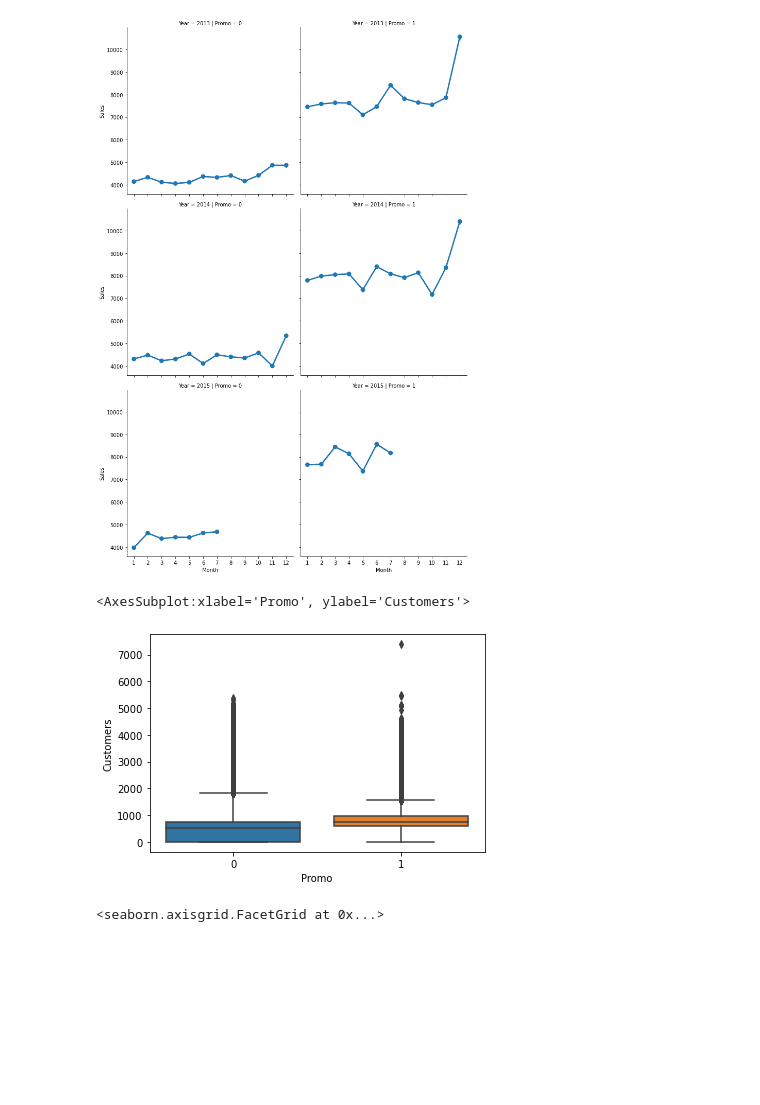
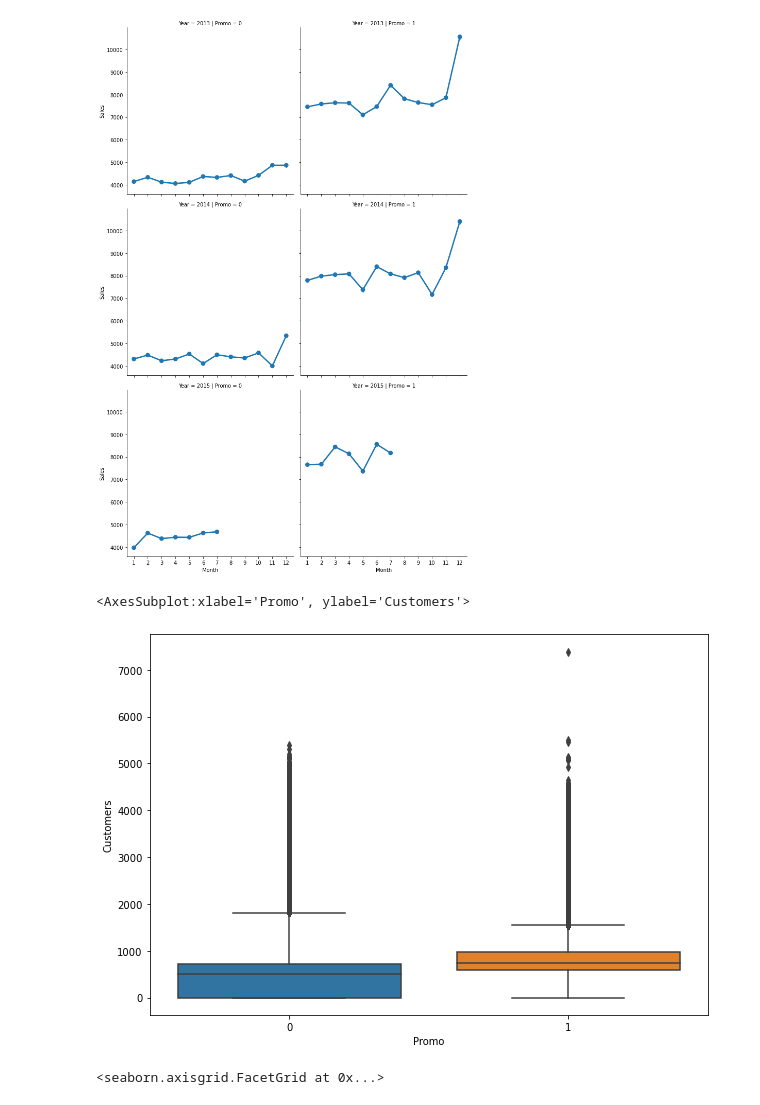
Before and after one commit to SameC137/Rosmann_Sales, a Jupyter notebook: notebooks/DataExploration.ipynb, the cells around one changed output. Saved outputs shown, nothing was run; the diff lists cells and outputs as text; code cells hidden in the pictures; blank space fills up the shorter version.

```diff
--- a/notebooks/DataExploration.ipynb
+++ b/notebooks/DataExploration.ipynb
@@ -293,10 +317,12 @@ sns.factorplot(data = train, x ="Month", y = "Sales",
 <seaborn.axisgrid.FacetGrid at 0x...>
 [figure]
 # %%
+
+plt.figure(figsize=(10, 7))
 sns.boxplot(x='Promo', y='Customers', data=train)
 # %% [output]
 <AxesSubplot:xlabel='Promo', ylabel='Customers'>
-[figure, old version]
+[figure, new version]
 # %%
 sns.factorplot(data = train, x ="Month", y = "Customers",
                col = 'Promo', # per store type in cols
```
Also changed, not shown: parts of 14 cells of this notebook.
